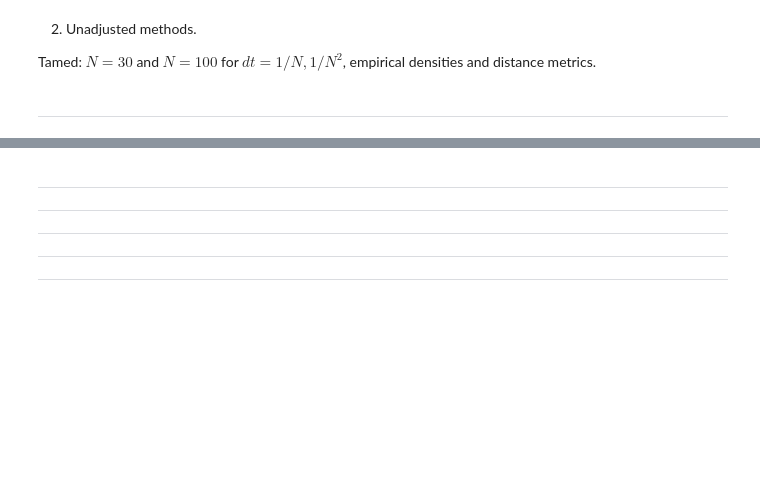
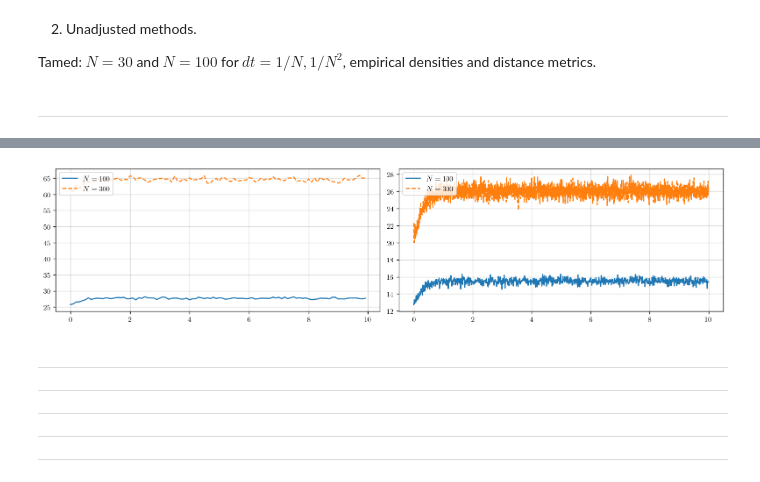
Before and after one commit to fredwdickinson/dissertation, a Jupyter notebook: code/notebooks/06_figures.ipynb, the cells around one changed output, grey strips where cells are left out. Drawn from its saved outputs; the diff is of its cells as text; code cells hidden in the pictures; blank space fills up the shorter version.

```diff
--- a/code/notebooks/06_figures.ipynb
+++ b/code/notebooks/06_figures.ipynb
@@ -83,0 +217,15 @@ plt.show()
+# %%
+fig, axes = plt.subplots(1, 2, figsize = (13, 3))
+ax1, ax2 = axes
+
+ax1.plot(step_times_O1, implicit_info_1a["mean_cg_iters"].mean(axis = 1), label = r"$N = 100$", lw = 1.5)
+ax1.plot(step_times_O1, implicit_info_2a["mean_cg_iters"].mean(axis = 1), label = r"$N = 300$", lw = 1.5, linestyle = "--")
+ax2.plot(step_times_N100, implicit_info_1c["mean_cg_iters"].mean(axis = 1), label = r"$N = 100$", lw = 1.5)
+ax2.plot(step_times_N300, implicit_info_2c["mean_cg_iters"].mean(axis = 1), label = r"$N = 300$", lw = 1.5, linestyle = "--")
+
+for ax in axes:
+    ax.legend(loc = "upper left")
+
+plt.show()
+# %% [output]
+[figure, added]
```
Also changed, not shown: parts of 9 cells of this notebook, 5 other files.
